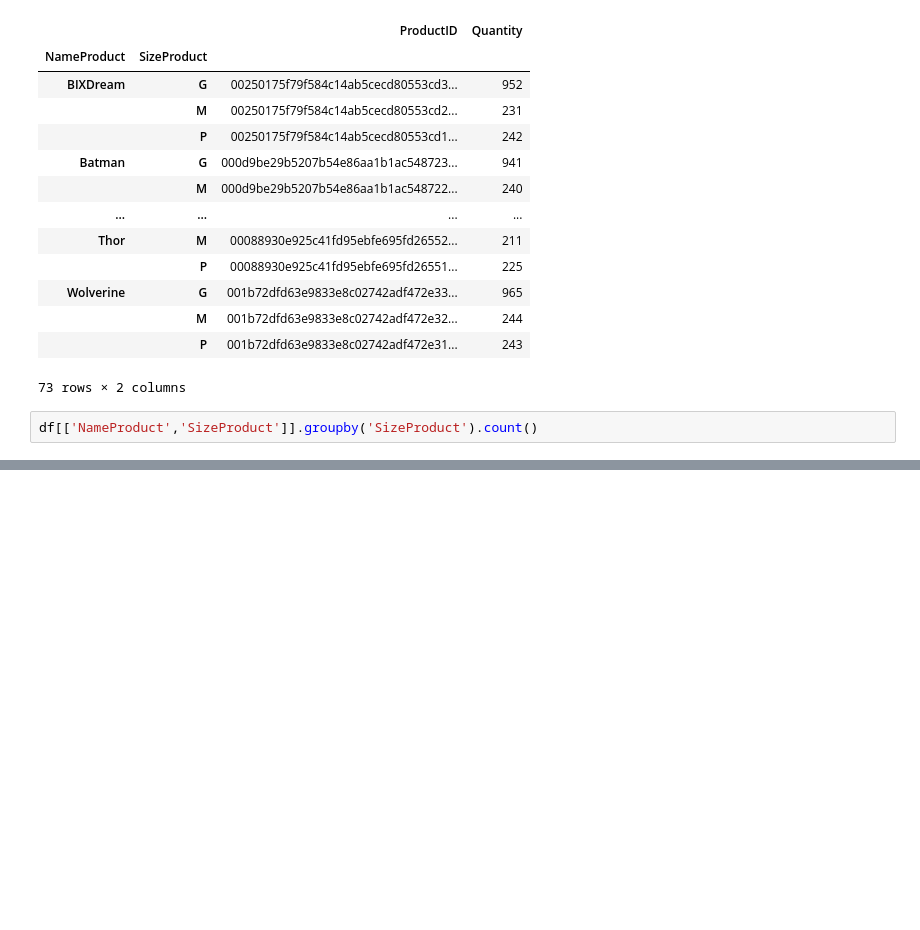
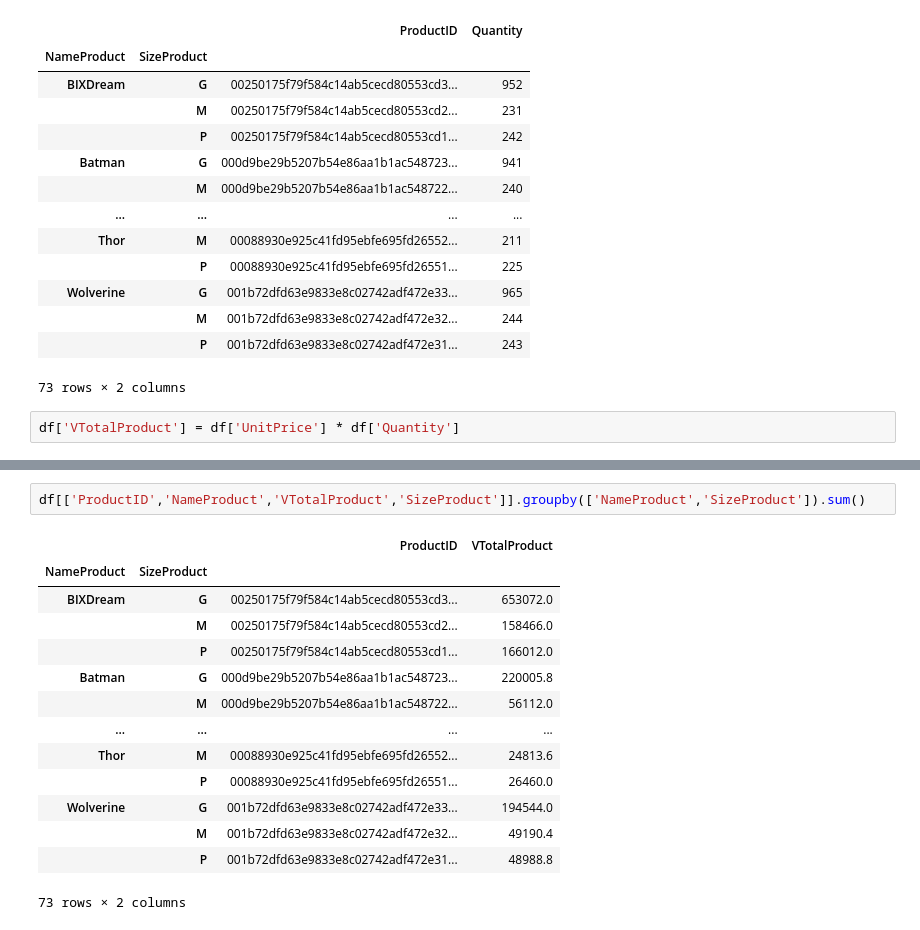
Before and after one commit to webluc/bix, a Jupyter notebook: bix.ipynb, the cells around one changed output, grey strips where cells are left out. Saved outputs shown, nothing was run; the diff lists cells and outputs as text; blank space fills up the shorter version.

```diff
--- a/bix.ipynb
+++ b/bix.ipynb
@@ -210,4 +210,4 @@ df[['ProductID','NameProduct','Quantity','SizeProduct']].groupby(['NameProduct',
 |  | P | 001b72dfd63e9833e8c02742adf472e31... | 243 |
 73 rows × 2 columns
 # %%
-df[['NameProduct','SizeProduct']].groupby('SizeProduct').count()
+df['VTotalProduct'] = df['UnitPrice'] * df['Quantity']
@@ -220,0 +223,17 @@ df[['NameProduct','SizeProduct']].groupby('SizeProduct').count()
+# %%
+df[['ProductID','NameProduct','VTotalProduct','SizeProduct']].groupby(['NameProduct','SizeProduct']).sum()
+# %% [output]
+|  |  | ProductID | VTotalProduct |
+| NameProduct | SizeProduct |  |  |
+| BIXDream | G | 00250175f79f584c14ab5cecd80553cd3... | 653072.0 |
+|  | M | 00250175f79f584c14ab5cecd80553cd2... | 158466.0 |
+|  | P | 00250175f79f584c14ab5cecd80553cd1... | 166012.0 |
+| Batman | G | 000d9be29b5207b54e86aa1b1ac548723... | 220005.8 |
+|  | M | 000d9be29b5207b54e86aa1b1ac548722... | 56112.0 |
+| ... | ... | ... | ... |
+| Thor | M | 00088930e925c41fd95ebfe695fd26552... | 24813.6 |
+|  | P | 00088930e925c41fd95ebfe695fd26551... | 26460.0 |
+| Wolverine | G | 001b72dfd63e9833e8c02742adf472e33... | 194544.0 |
+|  | M | 001b72dfd63e9833e8c02742adf472e32... | 49190.4 |
+|  | P | 001b72dfd63e9833e8c02742adf472e31... | 48988.8 |
+73 rows × 2 columns
```
Also changed, not shown: parts of 3 cells of this notebook.
